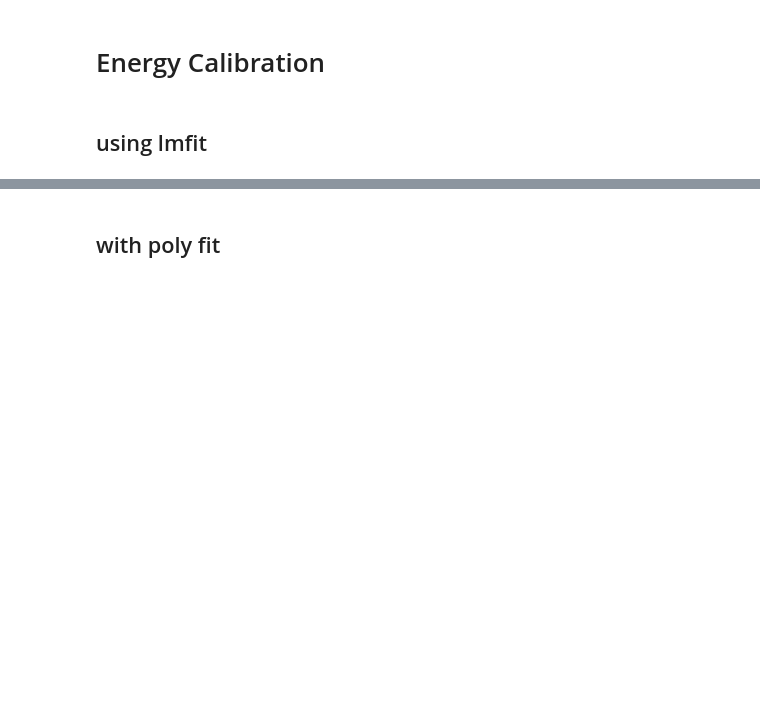
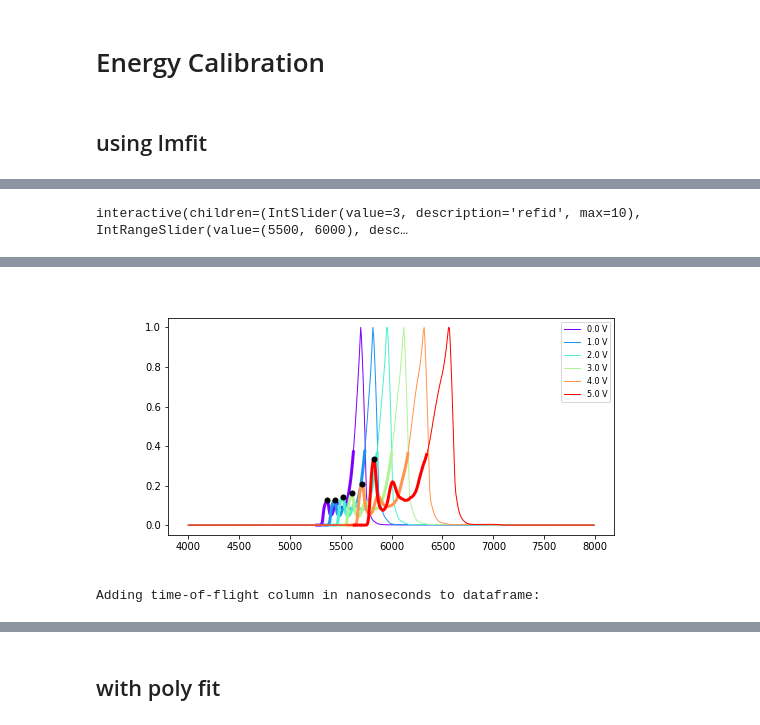
Before and after one commit to OpenCOMPES/sed, a Jupyter notebook: tutorial/5 - hextof workflow.ipynb, the cells around one changed output, grey strips where cells are left out. Cells and saved outputs as stored; diff of their text form; code cells hidden in the pictures; blank space fills up the shorter version.

```diff
--- a/tutorial/5 - hextof workflow.ipynb
+++ b/tutorial/5 - hextof workflow.ipynb
@@ -19,0 +18,3 @@ sp = SedProcessor(runs=[44797], config=config_file, collect_metadata=False)
+# %%
+config={"core": {"paths": {"data_raw_dir": "../../flash_test_data/fl1user3/", "data_parquet_dir": "../../flash_test_data/parquet/"}}}
+sp = SedProcessor(runs=[44638], config=config, user_config=config_file, system_config={}, collect_metadata=False)
@@ -27,7 +38,7 @@ sp.align_dld_sectors()
 # %%
 axes = ['sampleBias', 'dldTimeSteps']
 bins = [6, 500]
-ranges = [[28,33], [4000, 4800]]
+ranges = [[0,6], [4000, 8000]]
 res = sp.compute(bins=bins, axes=axes, ranges=ranges)
 # %%
 sp.load_bias_series(binned_data=res)
@@ -34,4 +49,6 @@ sp.load_bias_series(binned_data=res)
 # %%
-ranges=(4250, 4500)
+ranges=(5500, 6000)
 ref_id=3
 sp.find_bias_peaks(ranges=ranges, ref_id=ref_id)
+# %% [output]
+interactive(children=(IntSlider(value=3, description='refid', max=10), IntRangeSlider(value=(5500, 6000), desc…
@@ -37,0 +56,5 @@ sp.find_bias_peaks(ranges=ranges, ref_id=ref_id)
+[figure, added]
+# %%
+sp.append_tof_ns_axis()
+# %% [output]
+Adding time-of-flight column in nanoseconds to dataframe:
```
Also changed, not shown: parts of 8 cells of this notebook, 3 other files.
